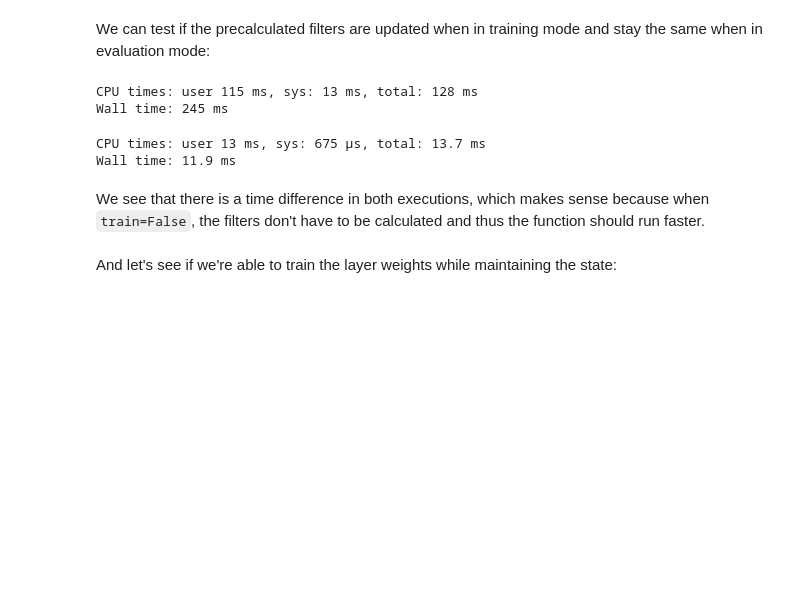
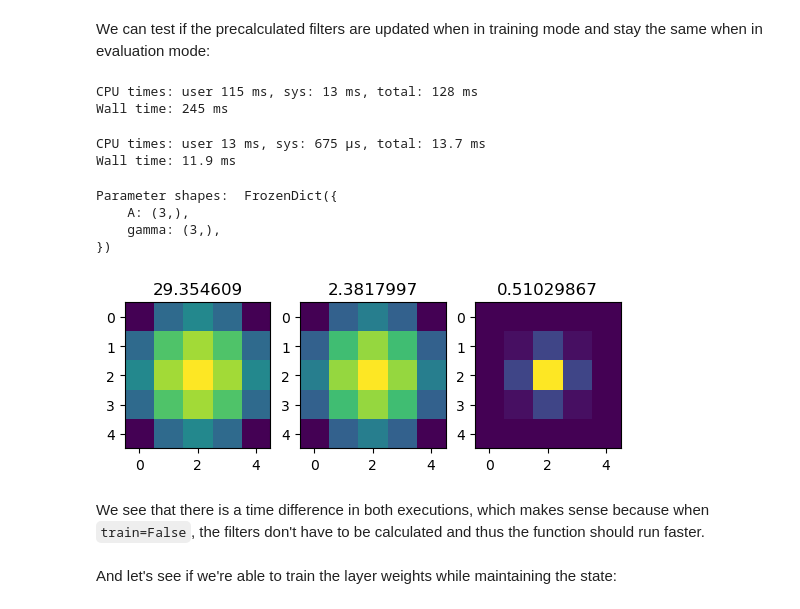
Before and after one commit to Jorgvt/fxlayers, a Jupyter notebook: Notebooks/00_layers.ipynb, the cells around one changed output. Drawn from its saved outputs; the diff is of its cells as text; code cells hidden in the pictures; blank space fills up the shorter version.

Commit message:
:sparkles: Included a variation of the Gaussian with Gamma instead of Sigma.

```diff
--- a/Notebooks/00_layers.ipynb
+++ b/Notebooks/00_layers.ipynb
@@ -297,6 +378,29 @@ assert jax.tree_util.tree_map(lambda x,y: (x==y).all(), state, updated_state)["p
 # %% [output]
 CPU times: user 13 ms, sys: 675 µs, total: 13.7 ms
 Wall time: 11.9 ms
+# %%
+key1, key2 = random.split(random.PRNGKey(0), 2)
+x = random.normal(key1, shape=(28,28,3))
+model = GaussianLayerGamma(features=1, kernel_size=5, fs=5)
+variables = model.init(key2, x)
+state, params = variables.pop("params")
+print("Parameter shapes: ", jax.tree_util.tree_map(lambda x: x.shape, params))
+# %% [output]
+Parameter shapes:  FrozenDict({
+    A: (3,),
+    gamma: (3,),
+})
+# %%
+#| eval: false
+import matplotlib.pyplot as plt
+kernel = model.return_kernel({"params": params}, c_in=3)
+fig, axes = plt.subplots(1, 3)
+for k, sigma, ax in zip(rearrange(kernel, "kx ky cin cout -> (cin cout) kx ky"), 1/params["gamma"], axes):
+    ax.imshow(k)
+    ax.set_title(sigma)
+plt.show()
+# %% [output]
+[figure, added]
 # %% [markdown]
 We see that there is a time difference in both executions, which makes sense because when `train=False`, the filters don't have to be calculated and thus the function should run faster.
 # %% [markdown]
```
Also changed, not shown: parts of 3 cells of this notebook, 2 other files.
